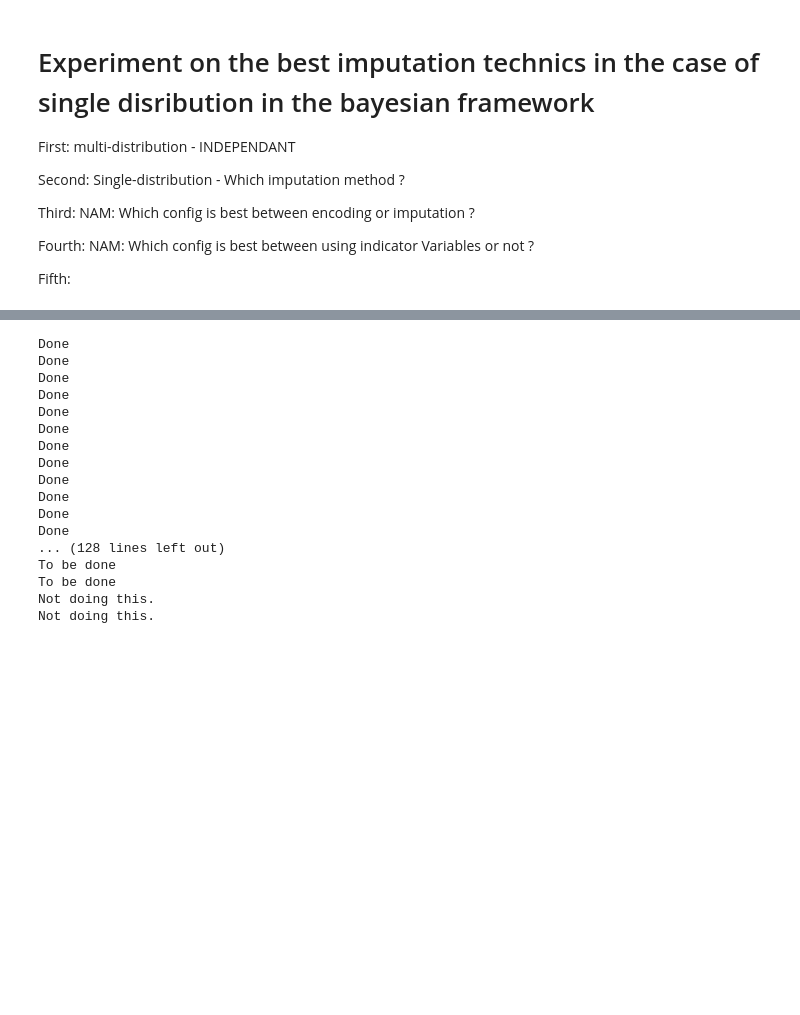
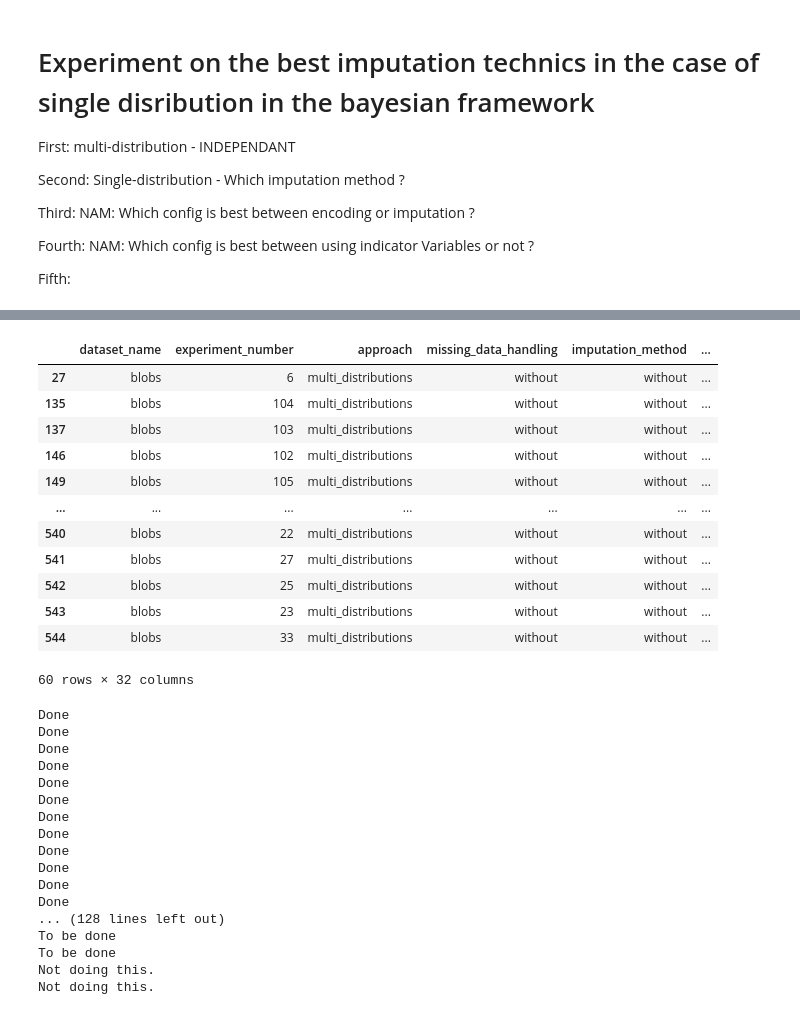
Before and after one commit to matiasdm/notes_on_stats, a Jupyter notebook: doc/notebooks/exp_1.ipynb, the cells around one changed output, grey strips where cells are left out. Drawn from its saved outputs; the diff is of its cells as text; code cells hidden in the pictures; blank space fills up the shorter version.

```diff
--- a/doc/notebooks/exp_1.ipynb
+++ b/doc/notebooks/exp_1.ipynb
@@ -38,3 +54,25 @@ else:
+# %%
+df.loc[df['use_missing_indicator_variables'].isna(), 'use_missing_indicator_variables'] = False
+df.loc[df['ratio_of_missing_values'].isna(), 'ratio_of_missing_values'] = None
+df.loc[df['missing_first_quarter'].isna(), 'missing_first_quarter'] = False
+df.loc[df['ratio_missing_per_class_0'].isna(), 'ratio_missing_per_class_0'] = False
+df.loc[df['ratio_missing_per_class_1'].isna(), 'ratio_missing_per_class_1'] = None
+# %%
+df[df['approach']=='multi_distributions']
+# %% [output]
+|  | dataset_name | experiment_number | approach | missing_data_handling | imputation_method | ... |
+| 27 | blobs | 6 | multi_distributions | without | without | ... |
+| 135 | blobs | 104 | multi_distributions | without | without | ... |
+| 137 | blobs | 103 | multi_distributions | without | without | ... |
+| 146 | blobs | 102 | multi_distributions | without | without | ... |
+| 149 | blobs | 105 | multi_distributions | without | without | ... |
+| ... | ... | ... | ... | ... | ... | ... |
+| 540 | blobs | 22 | multi_distributions | without | without | ... |
+| 541 | blobs | 27 | multi_distributions | without | without | ... |
+| 542 | blobs | 25 | multi_distributions | without | without | ... |
+| 543 | blobs | 23 | multi_distributions | without | without | ... |
+| 544 | blobs | 33 | multi_distributions | without | without | ... |
+60 rows × 32 columns
 # %%
 """  Fix parameters """
 #Dataset default parameters
```
Also changed, not shown: parts of 5 cells of this notebook, 9 other files.
